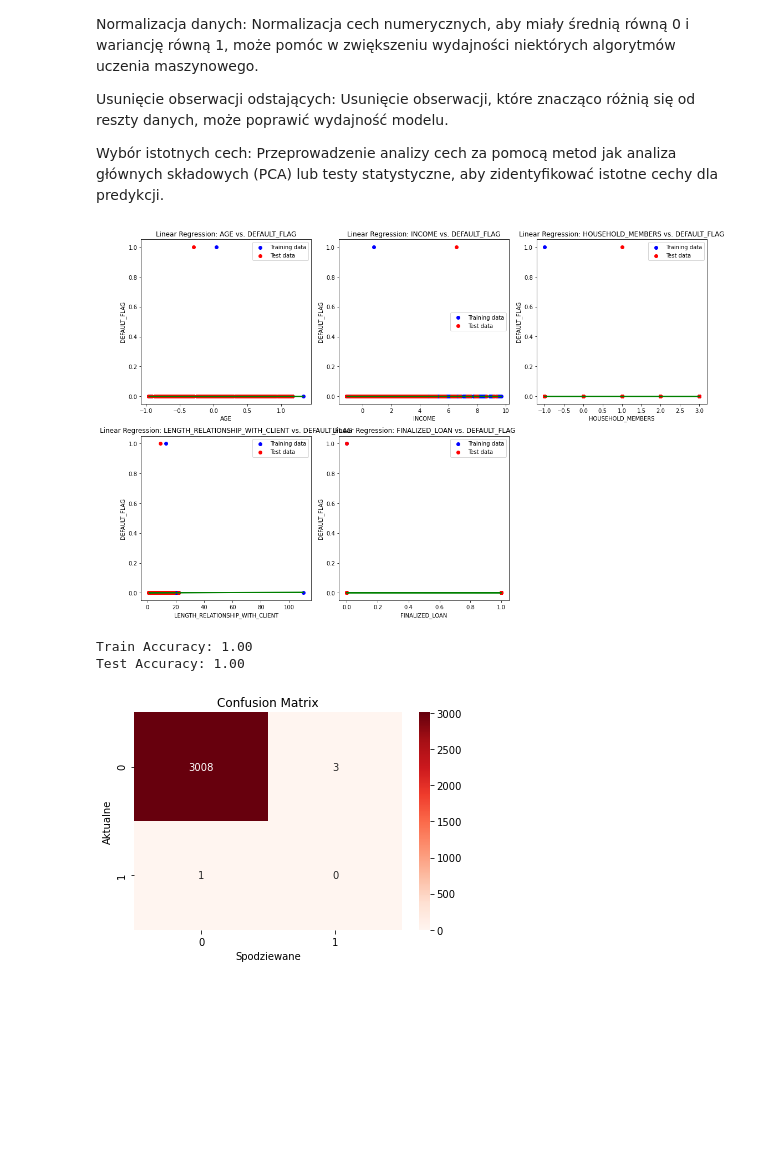
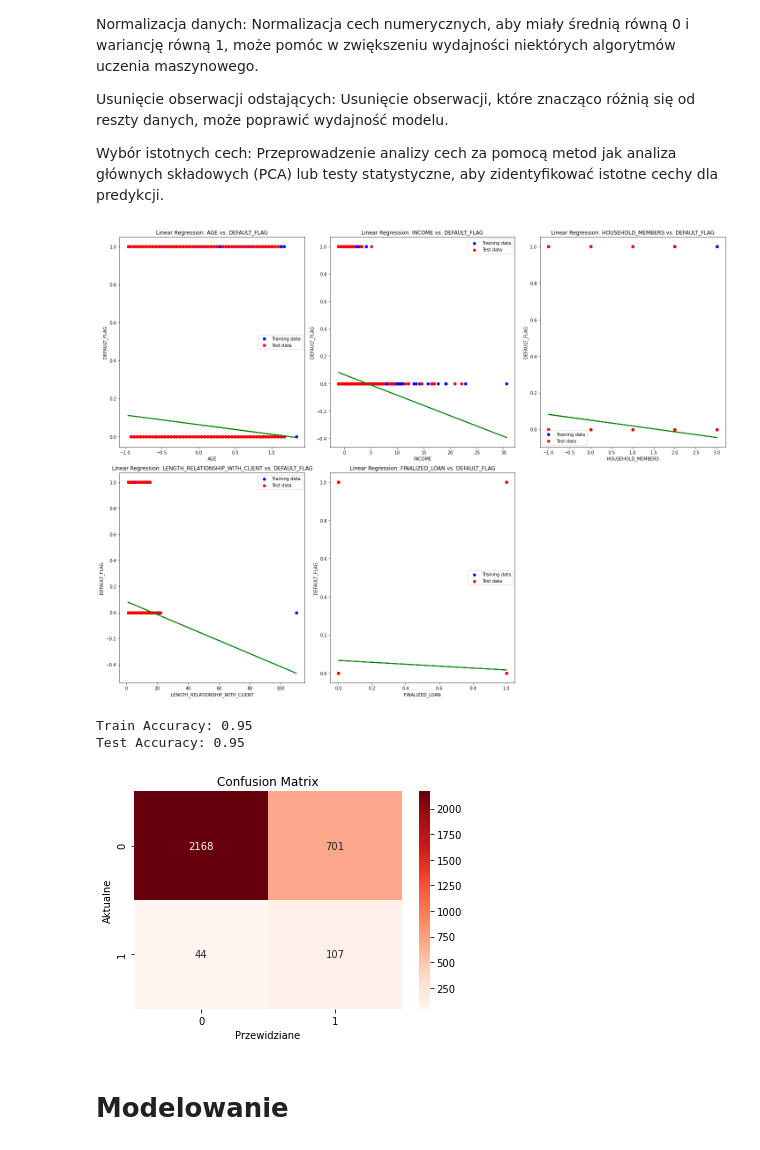
Before and after one commit to GabrielaMajstrak/ML-first-project, a Jupyter notebook: Projetk ML 1/Untitled_v3.ipynb, the cells around one changed output. Drawn from its saved outputs; the diff is of its cells as text; code cells hidden in the pictures; blank space fills up the shorter version.

```diff
--- a/Projetk ML 1/Untitled_v3.ipynb
+++ b/Projetk ML 1/Untitled_v3.ipynb
@@ -145,13 +145,13 @@ for elem in elems:
 # %% [markdown]
 ## zamiana zmiennych kategorycznych na numeryczne
 # %%
-df['MARITAL_STATUS'] = df['MARITAL_STATUS'].replace({'single': 1, 'married': 2, 'divorced': 3, 'widow': 4})
-df['PRODUCT'] = df['PRODUCT'].replace({'A': 1, 'B': 2, "C": 3, "D": 4, "E": 5, "F": 6})
-df['AREA'] = df['AREA'].replace({'County capital' : 3, 'Urban area' : 2, 'Rural area' : 1, 'Missing': 0})
-df["RESIDENTIAL_PLACE"] = df['RESIDENTIAL_PLACE'].replace({'Owner without mortgage' : 4,'Living with family' : 3,'Owner with mortgage' : 2,
- 'Rental' : 1, 'Other': 0})
-df["EDUCATION"] = df['EDUCATION'].replace({'University' : 9, 'Post-graduate' : 8, 'Highschool' : 7,'Missing' : 6,
- 'Post secondary school' : 5,'College' : 4,'Vocational school' : 3,'Middle school' : 2, 'Primary school' : 1, 'Other' : 0})
+#df['MARITAL_STATUS'] = df['MARITAL_STATUS'].replace({'single': 1, 'married': 2, 'divorced': 3, 'widow': 4})
+#df['PRODUCT'] = df['PRODUCT'].replace({'A': 1, 'B': 2, "C": 3, "D": 4, "E": 5, "F": 6})
+#df['AREA'] = df['AREA'].replace({'County capital' : 3, 'Urban area' : 2, 'Rural area' : 1, 'Missing': 0})
+#df["RESIDENTIAL_PLACE"] = df['RESIDENTIAL_PLACE'].replace({'Owner without mortgage' : 4,'Living with family' : 3,'Owner with mortgage' : 2,
+# 'Rental' : 1, 'Other': 0})
+#df["EDUCATION"] = df['EDUCATION'].replace({'University' : 9, 'Post-graduate' : 8, 'Highschool' : 7,'Missing' : 6,
+# 'Post secondary school' : 5,'College' : 4,'Vocational school' : 3,'Middle school' : 2, 'Primary school' : 1, 'Other' : 0})
 
 
-df.head(20)
+#df.head(20)
@@ -203,9 +184,9 @@ from sklearn.preprocessing import OneHotEncoder, StandardScaler
 # %%
 # Wybór cech
 selected_features = df[['AGE', 'HOUSEHOLD_MEMBERS', 'NO_OF_DEPENDENTS', 'INCOME', 'WORK_SENIORITY',
-                        'LENGTH_RELATIONSHIP_WITH_CLIENT', 'FINALIZED_LOAN', 'DEPOSIT', 'DEFAULT_FLAG',
+                        'LENGTH_RELATIONSHIP_WITH_CLIENT', 'FINALIZED_LOAN', 'DEPOSIT',
                         'PRODUCT', 'AREA', 'RESIDENTIAL_PLACE', 'EDUCATION', 'MARITAL_STATUS',
-                        'DEBIT_CARD', 'CURRENT_ACCOUNT', 'SAVING_ACCOUNT', 'SALARY_ACCOUNT', 'FOREIGN_ACCOUNT']]
+                        'DEBIT_CARD', 'CURRENT_ACCOUNT', 'SAVING_ACCOUNT', 'SALARY_ACCOUNT', 'FOREIGN_ACCOUNT', 'DEFAULT_FLAG']]
 # %%
 # Kodowanie zmiennych kategorycznych
 categorical_features = ['PRODUCT', 'AREA', 'RESIDENTIAL_PLACE', 'EDUCATION', 'MARITAL_STATUS']
@@ -263,7 +249,7 @@ scaler = RobustScaler()
 selected_features_encoded_df[['INCOME', 'AGE', 'HOUSEHOLD_MEMBERS', 'NO_OF_DEPENDENTS']] = scaler.fit_transform(selected_features_encoded_df[['INCOME', 'AGE', 'HOUSEHOLD_MEMBERS', 'NO_OF_DEPENDENTS']])
 # %%
 # Usunięcie obserwacji odstających
-selected_features_encoded_df = selected_features_encoded_df[selected_features_encoded_df['INCOME'] < 10]
+# selected_features_encoded_df = selected_features_encoded_df[selected_features_encoded_df['INCOME'] < 10]
 # %%
 # Wybór istotnych cech
 pca = PCA(n_components=10)
@@ -288,24 +274,24 @@ X_train, X_test, y_train, y_test = train_test_split(X, y, test_size=0.2, random_
 selected_features_visualization = ['AGE', 'INCOME', 'HOUSEHOLD_MEMBERS', 'LENGTH_RELATIONSHIP_WITH_CLIENT', 'FINALIZED_LOAN']
 # %%
 # Tworzenie wykresów regresji liniowej
-plt.figure(figsize=(15, 10))
+plt.figure(figsize=(20, 15))
 for i, feature in enumerate(selected_features_visualization, 1):
     plt.subplot(2, 3, i)
     plt.scatter(X_train[feature], y_train, color='blue', label='Training data')
     plt.scatter(X_test[feature], y_test, color='red', label='Test data')
     model = LinearRegression()
     model.fit(X_train[[feature]], y_train)
     x_values = X_train[feature].append(X_test[feature])
     plt.plot(x_values, model.predict(x_values.values.reshape(-1, 1)), color='green', linewidth=2)
     plt.title(f'Linear Regression: {feature} vs. DEFAULT_FLAG')
     plt.xlabel(feature)
     plt.ylabel('DEFAULT_FLAG')
     plt.legend()
 
 plt.tight_layout()
 plt.show()
 # %% [output]
-[figure, old version]
+[figure, new version]
 # %%
 from sklearn.model_selection import train_test_split
 from sklearn.impute import SimpleImputer
@@ -351,13 +337,9 @@ train_accuracy = accuracy_score(y_train, pipeline.predict(X_train))
 test_accuracy = accuracy_score(y_test, pipeline.predict(X_test))
 print(f"Train Accuracy: {train_accuracy:.2f}")
 print(f"Test Accuracy: {test_accuracy:.2f}")
-
-
-
-# NIE DZIAŁA
 # %% [output]
-Train Accuracy: 1.00
-Test Accuracy: 1.00
+Train Accuracy: 0.95
+Test Accuracy: 0.95
 # %%
 #confusion matrix
 from sklearn.metrics import confusion_matrix
@@ -368,9 +350,11 @@ y_pred = log_reg.predict(X_test)
 confusion_matrix(y_test, y_pred)
 
 sns.heatmap(confusion_matrix(y_test, y_pred), annot=True, cmap='Reds', fmt='g')
-plt.xlabel('Spodziewane')
+plt.xlabel('Przewidziane')
 plt.ylabel('Aktualne')
 plt.title('Confusion Matrix')
 plt.show()
 # %% [output]
-[figure, old version]
+[figure, new version]
+# %% [markdown]
+# Modelowanie
```
Also changed, not shown: parts of 4 cells of this notebook.
